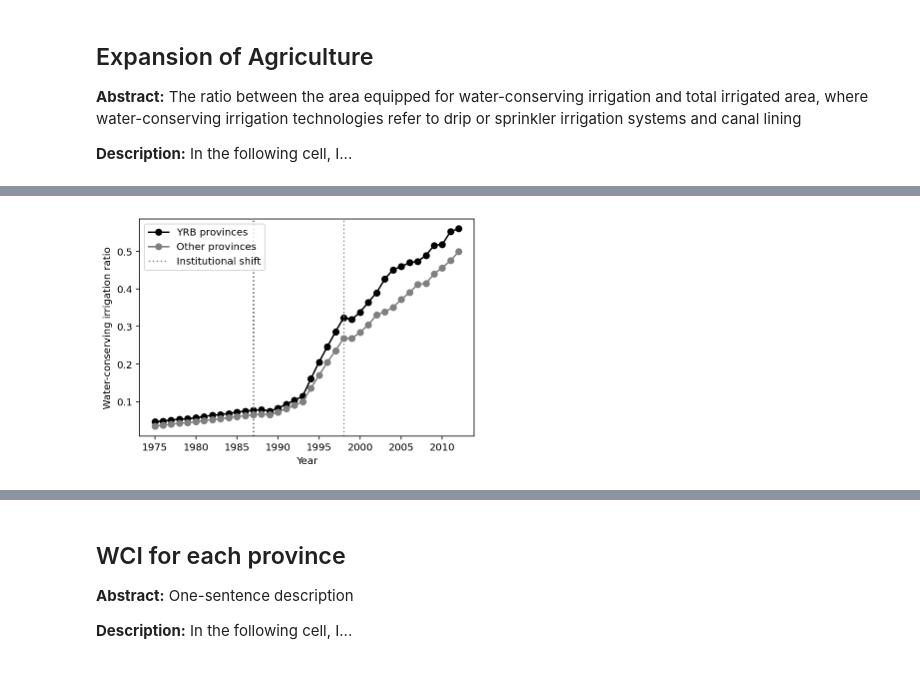
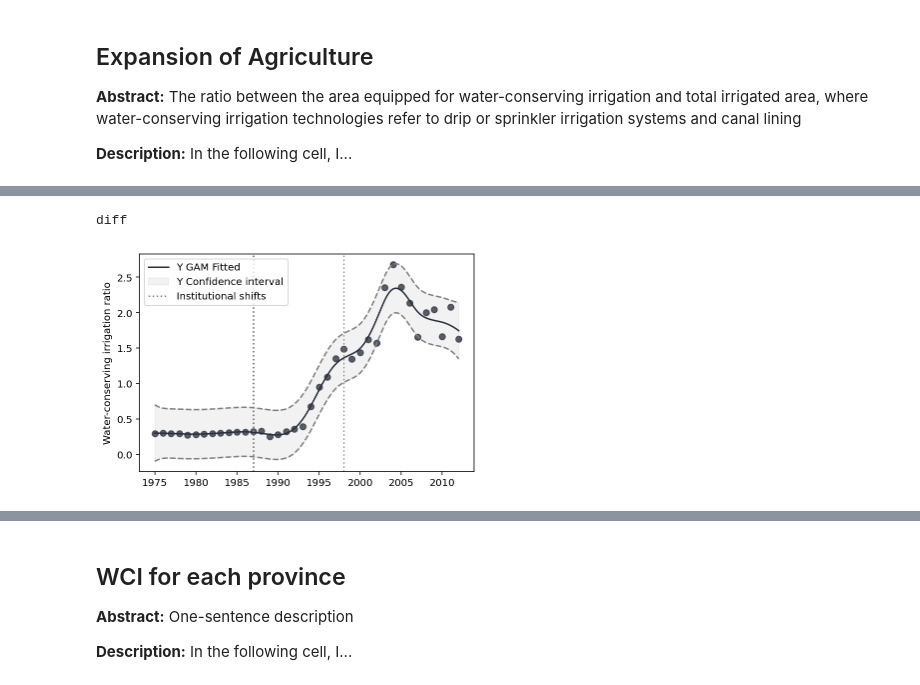
Before and after one commit to SongshGeo/Water-Allocation-Institution, a Jupyter notebook: notebooks/Appendix_S3.ipynb, the cells around one changed output, grey strips where cells are left out. Drawn from its saved outputs; the diff is of its cells as text; code cells hidden in the pictures.

```diff
--- a/notebooks/Appendix_S3.ipynb
+++ b/notebooks/Appendix_S3.ipynb
@@ -151,6 +151,8 @@ def compare_yr_others_in_merged_dataset(col, ax=None, color_yr='black', color_ot
     from scipy import stats
     if col not in merged_data:
         raise f"{col} not in the dataset."
+    if not ax:
+        _, ax = plt.subplots()
 
     if how == 'mean':
         yr = merged_data[merged_data['YRB']].groupby('Year')[col].mean()
@@ -160,8 +162,15 @@ def compare_yr_others_in_merged_dataset(col, ax=None, color_yr='black', color_ot
         others = merged_data[~merged_data['YRB']].groupby('Year')[col].sum()
         yr = yr.cumsum() / yr.sum()
         others = others.cumsum() / others.sum()
-    if not ax:
-        _, ax = plt.subplots()
+    elif how == 'diff':
+        yr = merged_data[merged_data['YRB']].groupby('Year')[col].mean()
+        others = merged_data[~merged_data['YRB']].groupby('Year')[col].mean()
+        diff = ((yr - others)/(yr.mean() - others.mean())).dropna(how='any')
+        plot_gam_and_interval(np.array(diff.index), diff.values, ax=ax)
+        ax.axvline(1987, ls=':', color='gray', label='Institutional shifts')
+        ax.axvline(1998, ls=':', color='gray')
+        return "diff"
+
     ax.plot(yr.index, yr.values, "-o", color=color_yr, label='YRB provinces')
     ax.plot(others.index, others.values, "-o", color=color_others, label='Other provinces')
 
@@ -176,7 +185,7 @@ def compare_yr_others_in_merged_dataset(col, ax=None, color_yr='black', color_ot
 
 
 fig, ax = plt.subplots()
-p_val = compare_yr_others_in_merged_dataset("WCI", ax=ax)
+p_val = compare_yr_others_in_merged_dataset("WCI", how='diff', ax=ax)
 print(p_val)
 ax.legend(loc=2)
 ax.set_ylabel("Water-conserving irrigation ratio")
@@ -188 +197,2 @@ plt.show();
+diff
-[figure, old version]
+[figure, new version]
```
Also changed, not shown: parts of 14 cells of this notebook, 16 other files.
